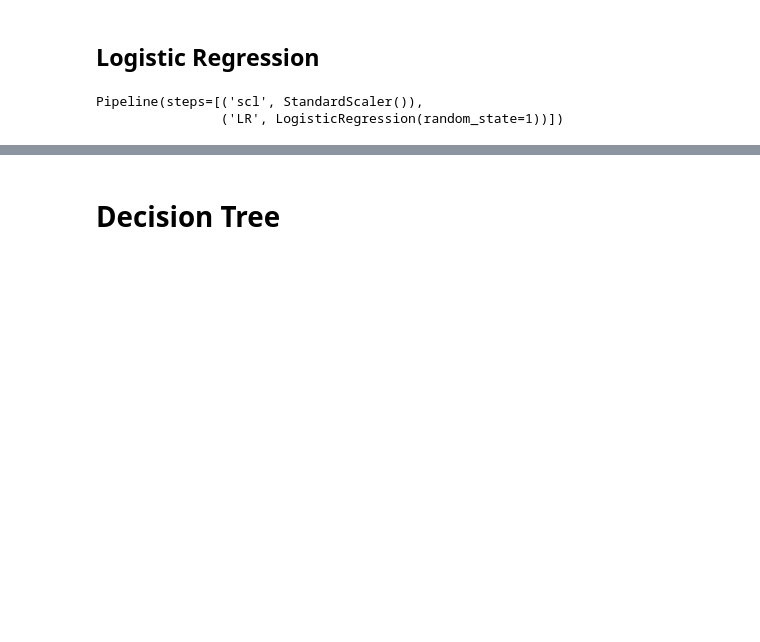
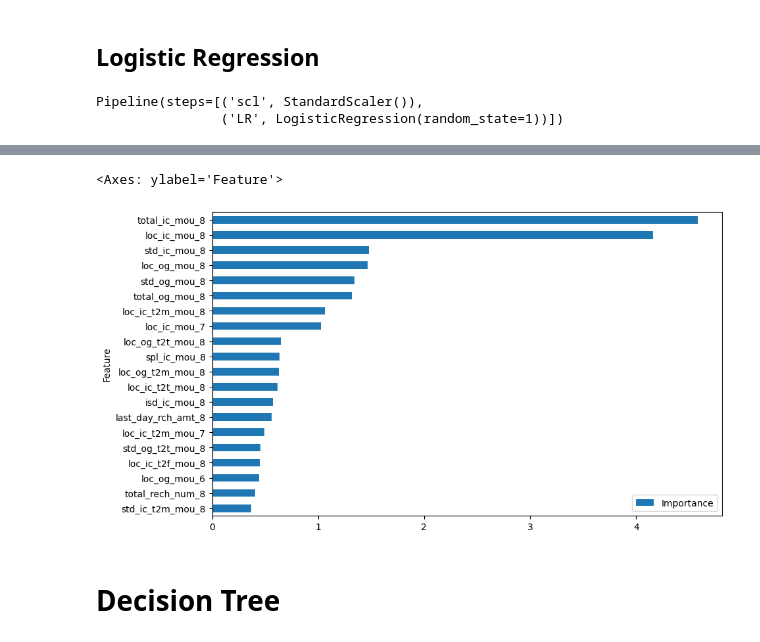
Before and after one commit to harish-babu/telecom-churn, a Jupyter notebook: telecom_mod.ipynb, the cells around one changed output, grey strips where cells are left out. Cells and saved outputs as stored; diff of their text form; code cells hidden in the pictures; blank space fills up the shorter version.

```diff
--- a/telecom_mod.ipynb
+++ b/telecom_mod.ipynb
@@ -437,15 +468,16 @@ def calculate_months_since_last_charge_df(row):
     return calculate_latest_charge_date(row['date_of_last_rech_6'], row['date_of_last_rech_7'], row['date_of_last_rech_8'])
 # %%
 def prepare_data (data):
-    # Keep only those columns that have less than 40% missing values
-    fields_with_large_missing_values = (data.isnull().sum() / len(data) * 100) > 40
-    data_filtered = data.loc[:, ~fields_with_large_missing_values]
+
+    # Keep only those columns that have lt or eq 40% missing values
+    data_filtered = data.loc[:, data.isnull().mean() <= 0.4]
 
     # Compute the months_since_last_recharge column and drop the corresponding date fields
     last_recharge_fields = ['date_of_last_rech_6','date_of_last_rech_7','date_of_last_rech_8']
     last_recharge_df = data_filtered[last_recharge_fields]
     data_filtered['months_since_last_charge'] = last_recharge_df.apply(calculate_months_since_last_charge_df, axis=1)
     data_filtered.drop(last_recharge_fields, axis=1, inplace=True)
+
 
     numerical_cols = data_filtered.select_dtypes(include='number').columns
     categorical_cols = data_filtered.select_dtypes(include='object').columns
@@ -1740,6 +1563,16 @@ Test=> 92.91428571428571
 ++++++++++++++++++++++++++++++++++++++++++++++++++++++++++++++++++++++++++++++++++++++++++++++++++++
 Pipeline(steps=[('scl', StandardScaler()),
                 ('LR', LogisticRegression(random_state=1))])
+# %%
+
+coefficients = pipe_lr['LR'].coef_[0]
+
+feature_importance = pd.DataFrame({'Feature': X.columns, 'Importance': np.abs(coefficients)})
+feature_importance = feature_importance.sort_values('Importance', ascending=True).tail(20)
+feature_importance.plot(x='Feature', y='Importance', kind='barh', figsize=(10, 6))
+# %% [output]
+<Axes: ylabel='Feature'>
+[figure, added]
 # %% [markdown]
 # Decision Tree
 # %%
```
Also changed, not shown: parts of 78 cells of this notebook.
